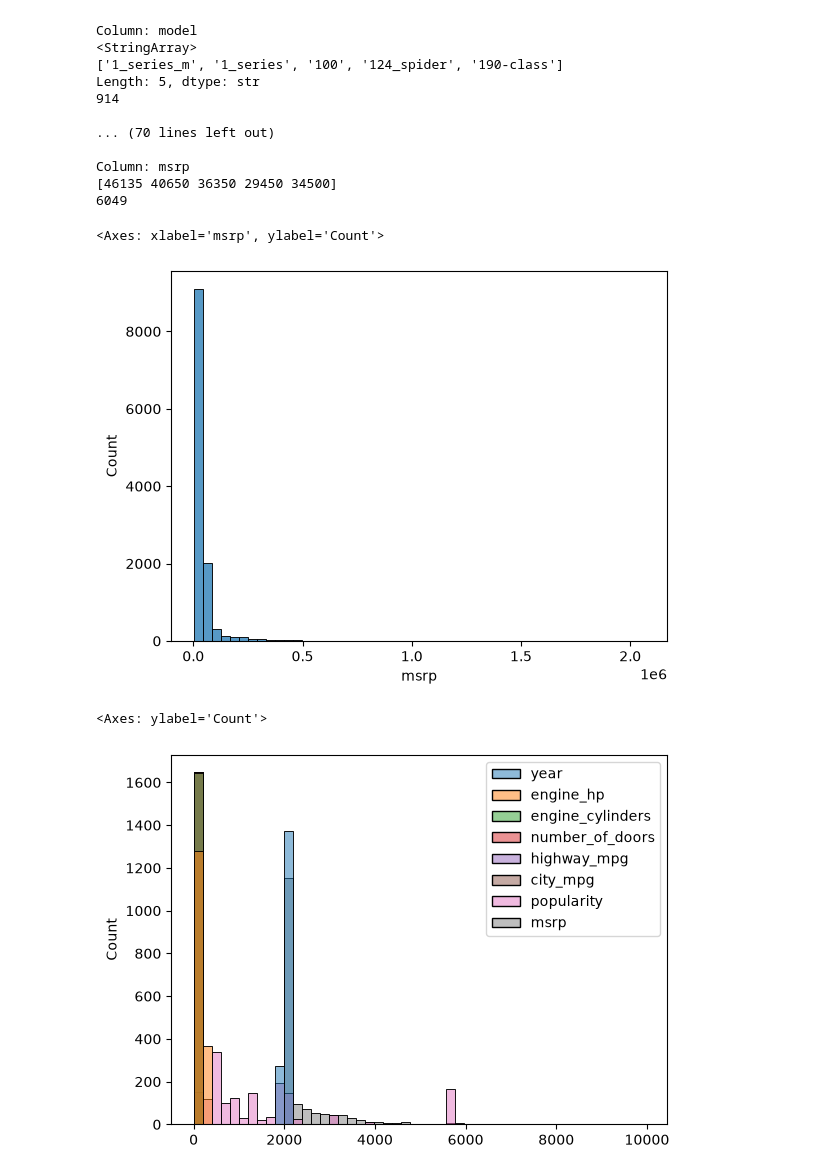
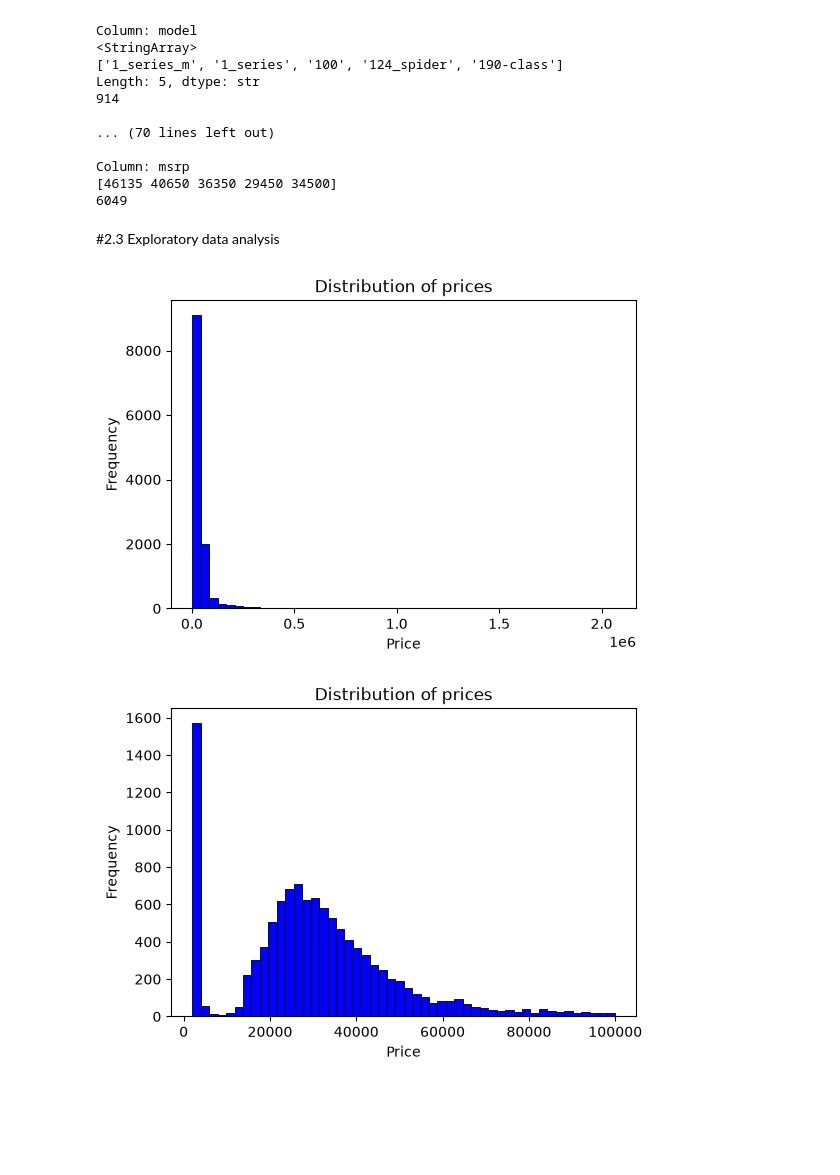
Before and after one commit to AJKossi/machine-learning-zoomcamp, a Jupyter notebook: 02-car-price/02-carprice.ipynb, the cells around one changed output. Cells and saved outputs as stored; diff of their text form; code cells hidden in the pictures; blank space fills up the shorter version.

```diff
--- a/02-car-price/02-carprice.ipynb
+++ b/02-car-price/02-carprice.ipynb
@@ -187,18 +187,28 @@ Length: 5, dtype: str
 Column: msrp
 [46135 40650 36350 29450 34500]
 6049
+# %% [markdown]
+#2.3 Exploratory data analysis
 # %%
-#Distribution of price column
-import matplotlib.pyplot as plt
-import seaborn as sns
+# Create a histogram of the 'msrp' column to visualize the distribution of car prices.
+plt.figure(figsize=(6, 4))
 
-%matplotlib inline
-sns.histplot(car_df.msrp,bins=50)
+sns.histplot(car_df.msrp, bins=50, color='blue', alpha=1)
+plt.ylabel('Frequency')
+plt.xlabel('Price')
+plt.title('Distribution of prices')
+
+plt.show()
 # %% [output]
-<Axes: xlabel='msrp', ylabel='Count'>
-[figure, old version]
+[figure, new version]
 # %%
-sns.histplot(car_df[car_df.msrp < 10000], bins=50)
+plt.figure(figsize=(6, 4))
+
+sns.histplot(car_df.msrp[car_df.msrp < 100000], bins=50, color='blue', alpha=1)
+plt.ylabel('Frequency')
+plt.xlabel('Price')
+plt.title('Distribution of prices')
+
+plt.show()
 # %% [output]
-<Axes: ylabel='Count'>
-[figure, old version]
+[figure, new version]
```
Also changed, not shown: parts of 12 cells of this notebook, 3 other files.
